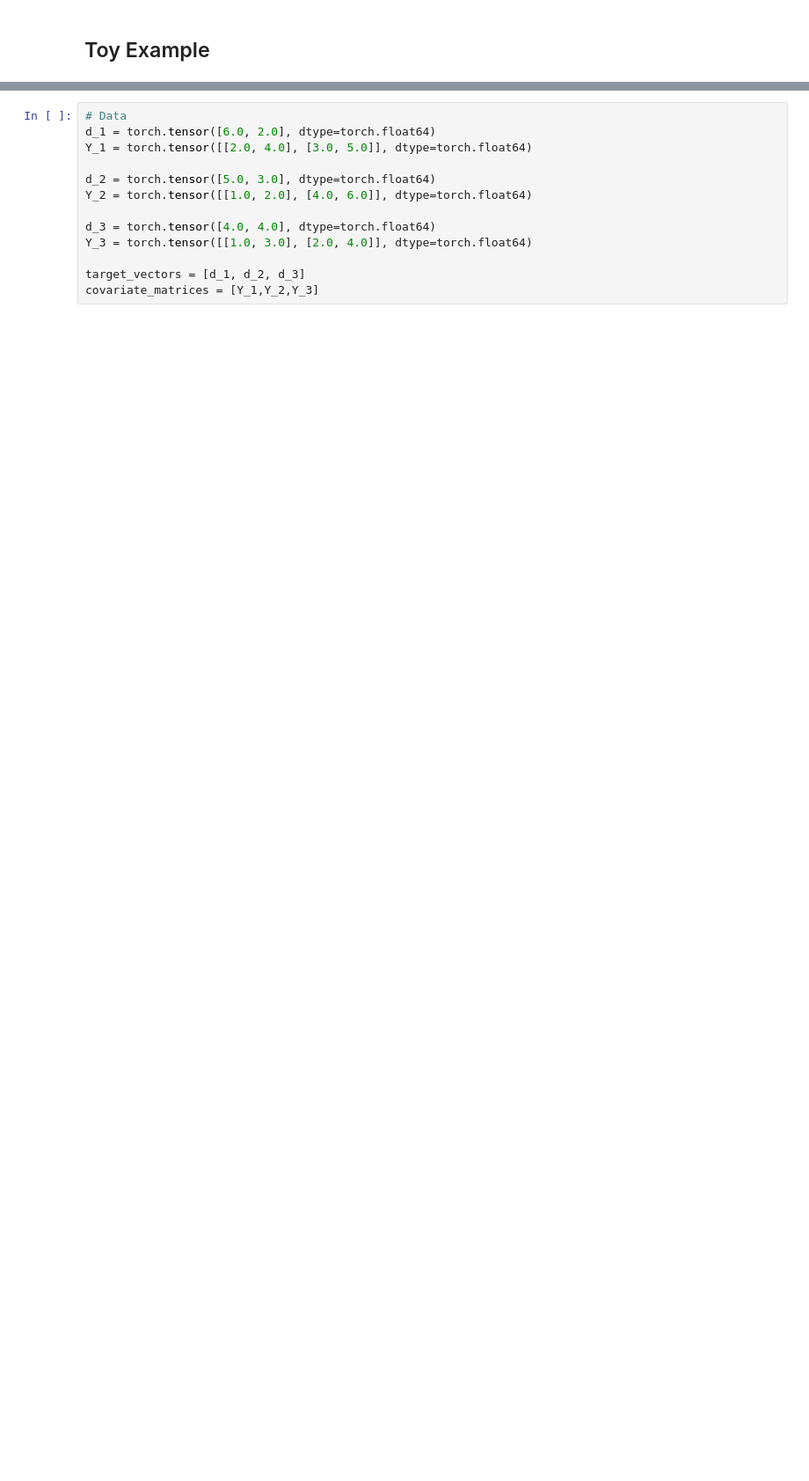
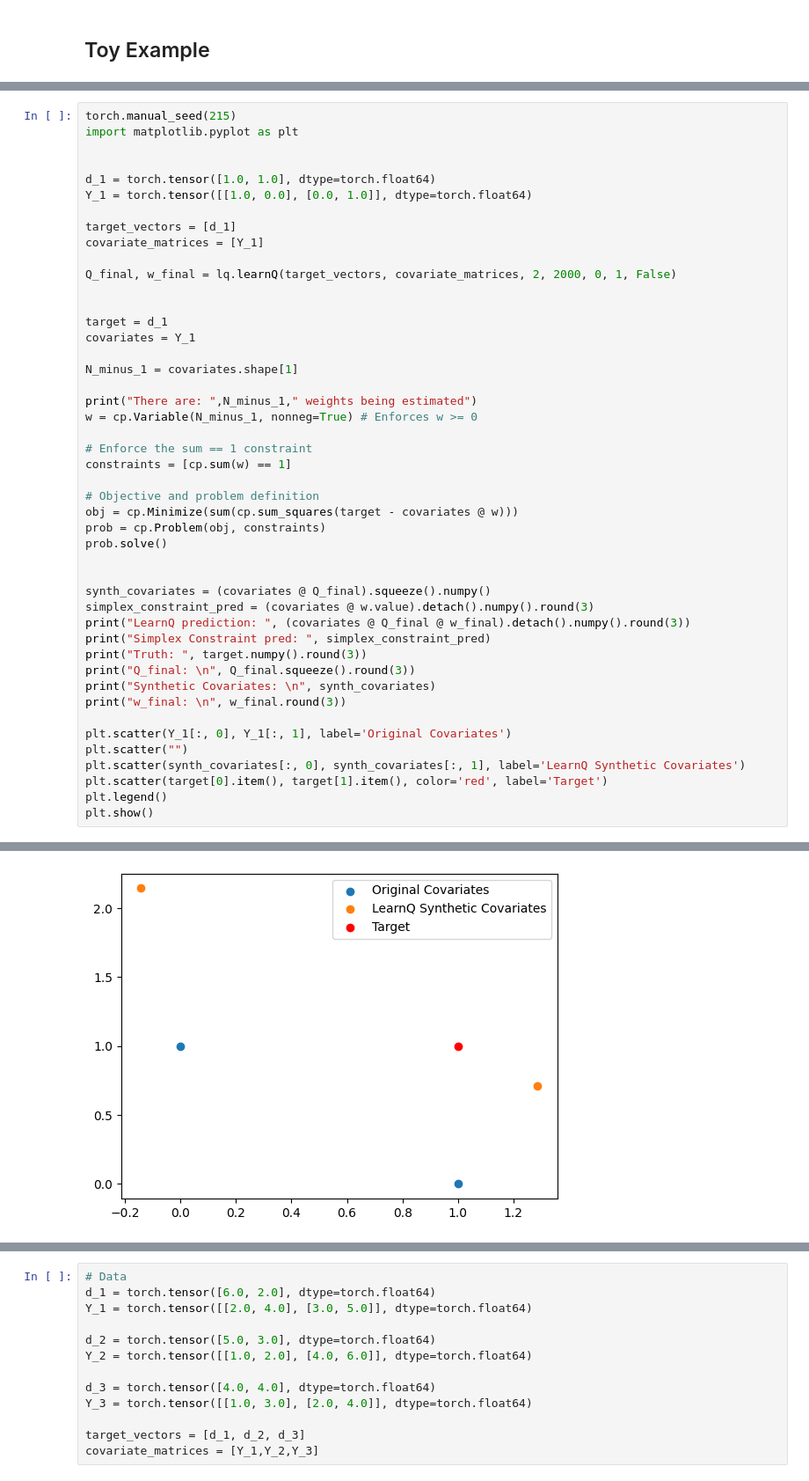
Before and after one commit to Jseid628/BSTA6700Project, a Jupyter notebook: ScratchWork/LearnQ-1.ipynb, the cells around one changed output, grey strips where cells are left out. Shown at 88% size. Saved outputs shown, nothing was run; the diff lists cells and outputs as text; blank space fills up the shorter version.

Commit message:
Showing how Q modifies the convex hull in a simple case

```diff
--- a/ScratchWork/LearnQ-1.ipynb
+++ b/ScratchWork/LearnQ-1.ipynb
@@ -64,0 +67,47 @@ SCM sep prediction:     [[4.146]
+# %%
+torch.manual_seed(215)
+import matplotlib.pyplot as plt
+
+
+d_1 = torch.tensor([1.0, 1.0], dtype=torch.float64)
+Y_1 = torch.tensor([[1.0, 0.0], [0.0, 1.0]], dtype=torch.float64)
+
+target_vectors = [d_1]
+covariate_matrices = [Y_1]
+
+Q_final, w_final = lq.learnQ(target_vectors, covariate_matrices, 2, 2000, 0, 1, False)
+
+
+target = d_1
+covariates = Y_1
+
+N_minus_1 = covariates.shape[1]
+
+print("There are: ",N_minus_1," weights being estimated")
+w = cp.Variable(N_minus_1, nonneg=True) # Enforces w >= 0
+
+# Enforce the sum == 1 constraint
+constraints = [cp.sum(w) == 1]
+
+# Objective and problem definition
+obj = cp.Minimize(sum(cp.sum_squares(target - covariates @ w)))
+prob = cp.Problem(obj, constraints)
+prob.solve()
+
+
+synth_covariates = (covariates @ Q_final).squeeze().numpy()
+simplex_constraint_pred = (covariates @ w.value).detach().numpy().round(3)
+print("LearnQ prediction: ", (covariates @ Q_final @ w_final).detach().numpy().round(3))
+print("Simplex Constraint pred: ", simplex_constraint_pred)
+print("Truth: ", target.numpy().round(3))
+print("Q_final: \n", Q_final.squeeze().round(3))
+print("Synthetic Covariates: \n", synth_covariates)
+print("w_final: \n", w_final.round(3))
+
+plt.scatter(Y_1[:, 0], Y_1[:, 1], label='Original Covariates')
+plt.scatter("")
+plt.scatter(synth_covariates[:, 0], synth_covariates[:, 1], label='LearnQ Synthetic Covariates')
+plt.scatter(target[0].item(), target[1].item(), color='red', label='Target')
+plt.legend()
+plt.show()
+# %% [output]
@@ -65,3 +131,4 @@ SCM sep prediction:     [[4.146]
+[figure, added]
 # %%
 # Data
 d_1 = torch.tensor([6.0, 2.0], dtype=torch.float64)
```
Also changed, not shown: parts of 4 cells of this notebook, 1 other file.
